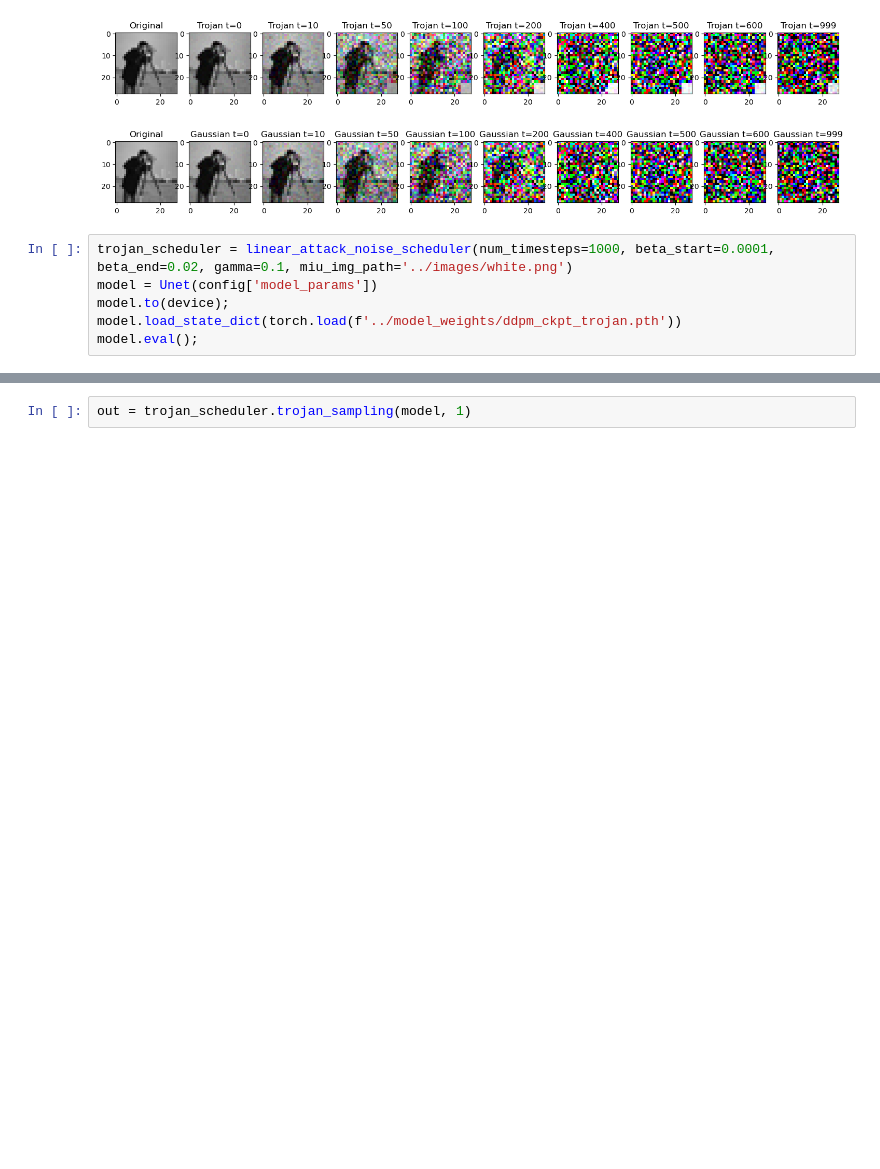
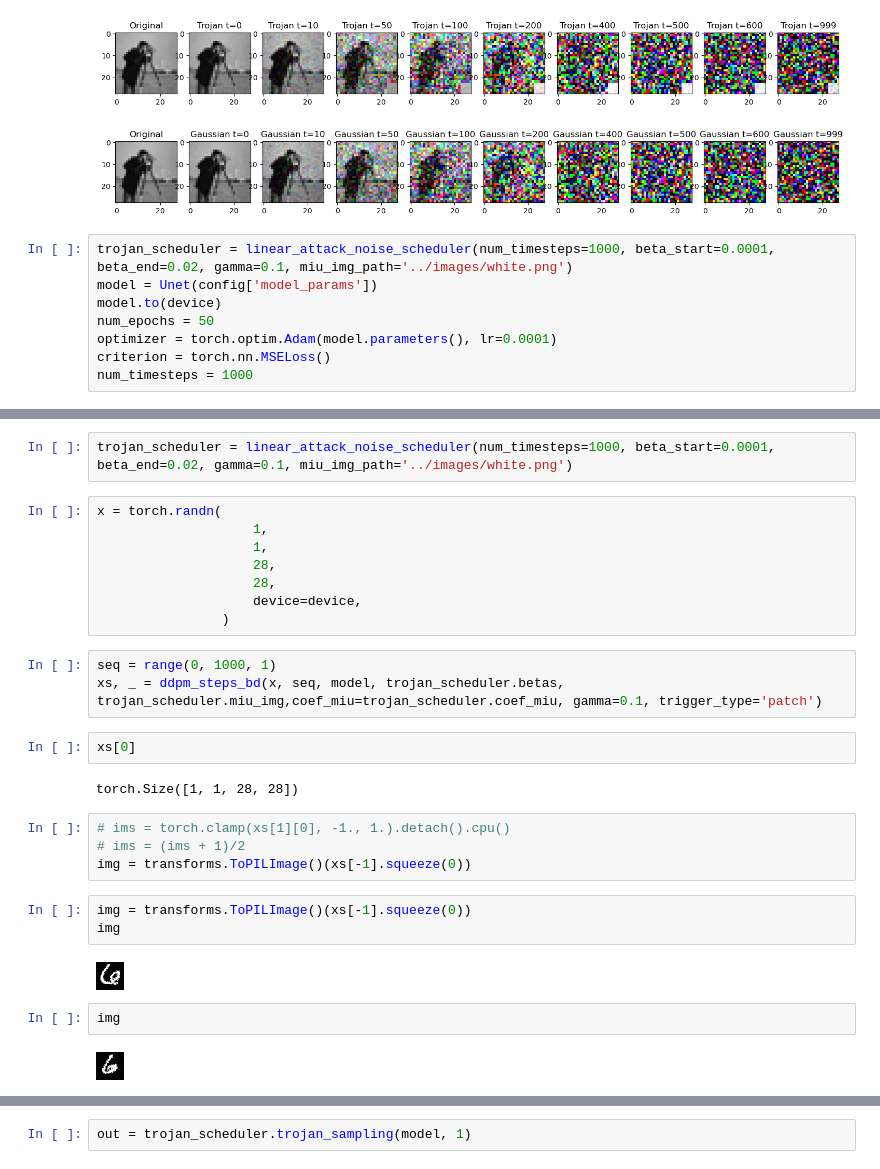
Before and after one commit to akansh12/TojanDiff_Seminar_WS23, a Jupyter notebook: notebooks/ddpm.ipynb, the cells around one changed output, grey strips where cells are left out. Cells and saved outputs as stored; diff of their text form; blank space fills up the shorter version.

Commit message:
last_few_steps_left

```diff
--- a/notebooks/ddpm.ipynb
+++ b/notebooks/ddpm.ipynb
@@ -484,6 +484,8 @@ torch.Size([1, 3, 28, 28])
 # %%
 trojan_scheduler = linear_attack_noise_scheduler(num_timesteps=1000, beta_start=0.0001, beta_end=0.02, gamma=0.1, miu_img_path='../images/white.png')
 model = Unet(config['model_params'])
-model.to(device);
-model.load_state_dict(torch.load(f'../model_weights/ddpm_ckpt_trojan.pth'))
-model.eval();
+model.to(device)
+num_epochs = 50
+optimizer = torch.optim.Adam(model.parameters(), lr=0.0001)
+criterion = torch.nn.MSELoss()
+num_timesteps = 1000
@@ -489,0 +631,30 @@ model.eval();
+# %%
+trojan_scheduler = linear_attack_noise_scheduler(num_timesteps=1000, beta_start=0.0001, beta_end=0.02, gamma=0.1, miu_img_path='../images/white.png')
+# %%
+x = torch.randn(
+                    1,
+                    1,
+                    28,
+                    28,
+                    device=device,
+                )
+# %%
+seq = range(0, 1000, 1)
+xs, _ = ddpm_steps_bd(x, seq, model, trojan_scheduler.betas, trojan_scheduler.miu_img,coef_miu=trojan_scheduler.coef_miu, gamma=0.1, trigger_type='patch')
+# %%
+xs[0]
+# %% [output]
+torch.Size([1, 1, 28, 28])
+# %%
+# ims = torch.clamp(xs[1][0], -1., 1.).detach().cpu()
+# ims = (ims + 1)/2
+img = transforms.ToPILImage()(xs[-1].squeeze(0))
+# %%
+img = transforms.ToPILImage()(xs[-1].squeeze(0))
+img
+# %% [output]
+[figure, added]
+# %%
+img
+# %% [output]
+[figure, added]
```
Also changed, not shown: parts of 19 cells of this notebook.
